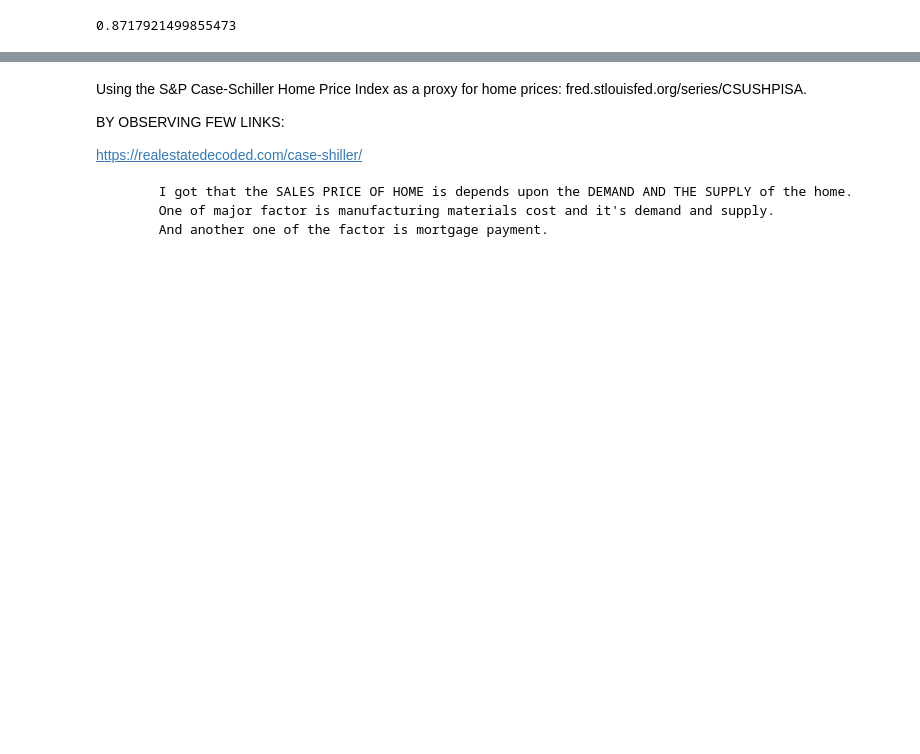
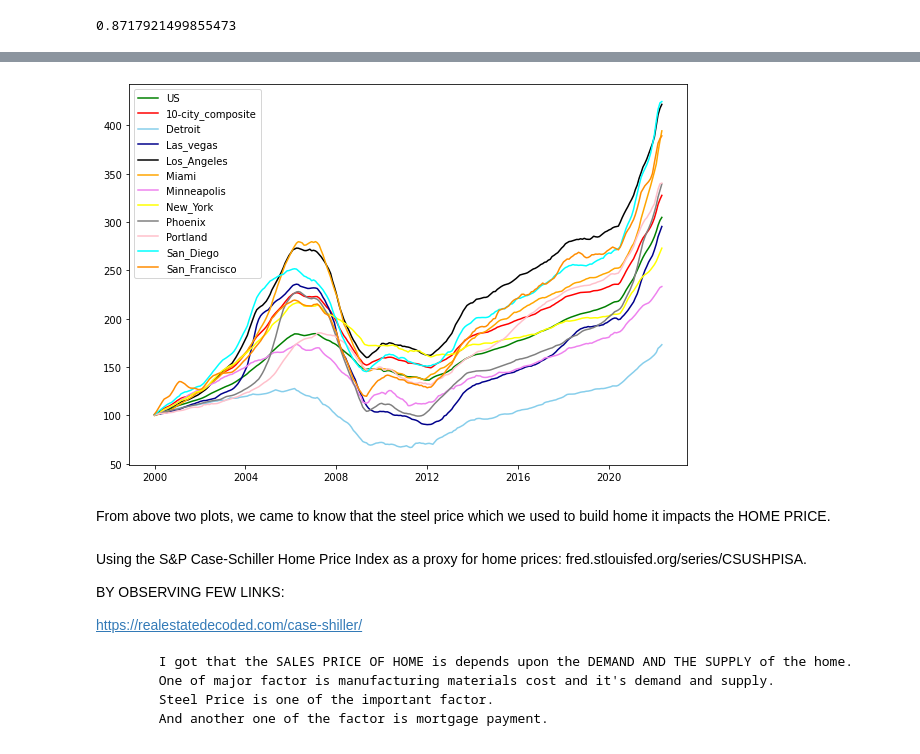
Before and after one commit to JayabharathiRavi/HOME_LLC, a Jupyter notebook: Home_LLC.ipynb, the cells around one changed output, grey strips where cells are left out. Cells and saved outputs as stored; diff of their text form; code cells hidden in the pictures; blank space fills up the shorter version.

```diff
--- a/Home_LLC.ipynb
+++ b/Home_LLC.ipynb
@@ -497,3 +543,26 @@ print(metrics.r2_score(xgb.predict(X_test),y_test))
+# %%
+
+plt.figure(figsize=(10,7))
+
+plt.plot(df_new['DATE'], df_new['US'], color='g', label='US')
+plt.plot(df_new['DATE'], df_new['10-City_Composite'], color='r', label='10-city_composite')
+plt.plot(df_new['DATE'], df_new['Detroit'], color='skyblue', label='Detroit')
+plt.plot(df_new['DATE'], df_new['Las_vegas'], color='darkblue', label='Las_vegas')
+plt.plot(df_new['DATE'], df_new['Los_Angeles'], color='black', label='Los_Angeles')
+plt.plot(df_new['DATE'], df_new['Miami'], color='orange', label='Miami')
+plt.plot(df_new['DATE'], df_new['Minneapolis'], color='violet', label='Minneapolis')
+plt.plot(df_new['DATE'], df_new['New_York'], color='yellow', label='New_York')
+plt.plot(df_new['DATE'], df_new['Phoenix'], color='grey', label='Phoenix')
+plt.plot(df_new['DATE'], df_new['Portland'], color='pink', label='Portland')
+plt.plot(df_new['DATE'], df_new['San_Diego'], color='cyan', label='San_Diego')
+plt.plot(df_new['DATE'], df_new['San_Francisco'], color='#FF8C00', label='San_Francisco')
+
+plt.legend()
+plt.show()
+# %% [output]
+[figure, added]
+# %% [markdown]
+From above two plots, we came to know that the steel price which we used to build home it impacts the HOME PRICE.
 # %% [markdown]
 Using the S&P Case-Schiller Home Price Index as a proxy for home prices: fred.stlouisfed.org/series/CSUSHPISA.
 
@@ -503,4 +572,5 @@ https://realestatedecoded.com/case-shiller/
 
           I got that the SALES PRICE OF HOME is depends upon the DEMAND AND THE SUPPLY of the home.
           One of major factor is manufacturing materials cost and it's demand and supply.
+          Steel Price is one of the important factor.
           And another one of the factor is mortgage payment.
```
Also changed, not shown: parts of 9 cells of this notebook.
